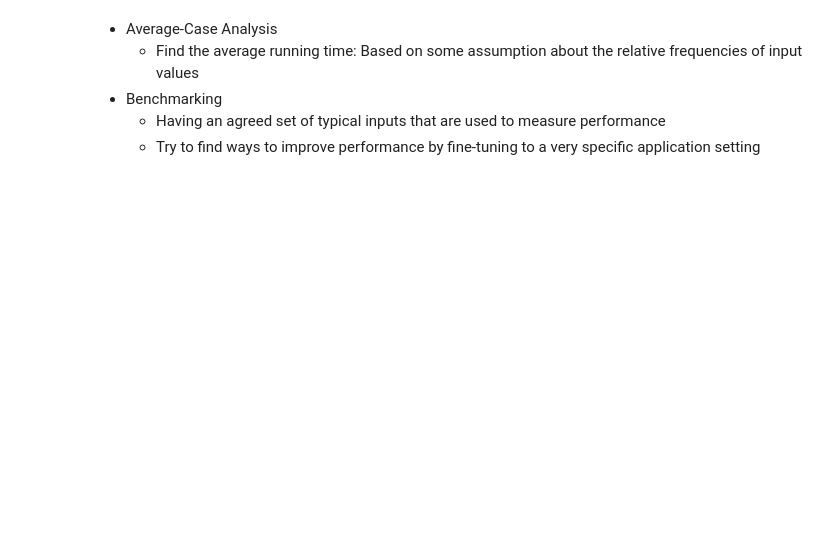
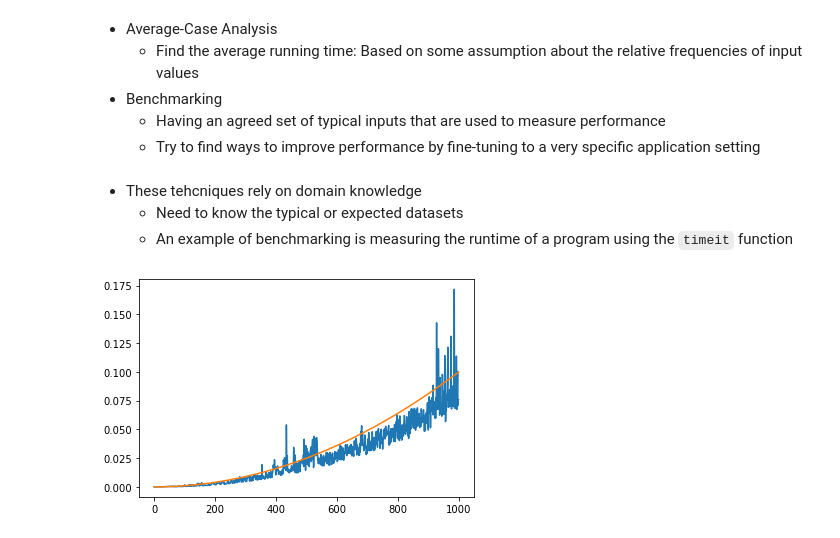
Before and after one commit to maevadevs/Learn-Hands-On-Data-Structures-Algorithms-Python, a Jupyter notebook: chapter-03-principles-of-algorithm-design/03-principles-of-algorithm-design.ipynb, the cells around one changed output. Drawn from its saved outputs; the diff is of its cells as text; code cells hidden in the pictures; blank space fills up the shorter version.

```diff
--- a/chapter-03-principles-of-algorithm-design/03-principles-of-algorithm-design.ipynb
+++ b/chapter-03-principles-of-algorithm-design/03-principles-of-algorithm-design.ipynb
@@ -543,3 +673,7 @@ T(n) = Θ(F(n)) iff there exist constants n0, c1, c2 such that:
 - Benchmarking
   - Having an agreed set of typical inputs that are used to measure performance
   - Try to find ways to improve performance by fine-tuning to a very specific application setting
+# %% [markdown]
+- These tehcniques rely on domain knowledge
+  - Need to know the typical or expected datasets
+  - An example of benchmarking is measuring the runtime of a program using the `timeit` function
@@ -545,0 +685,17 @@ T(n) = Θ(F(n)) iff there exist constants n0, c1, c2 such that:
+# %%
+import timeit
+
+def test(n):
+    ls = []
+    for n in range(n):
+        t = timeit.timeit("nest(" + str(n) +")", setup="from __main__ import nest", number=1)
+        ls.append(t)
+    return ls
+# %%
+import matplotlib.pyplot as plt
+
+n = 1000
+plt.plot(test(n))
+plt.plot([x*x/10000000 for x in range(n)]);
+# %% [output]
+[figure, added]
```
Also changed, not shown: parts of 38 cells of this notebook, 8 other files.
